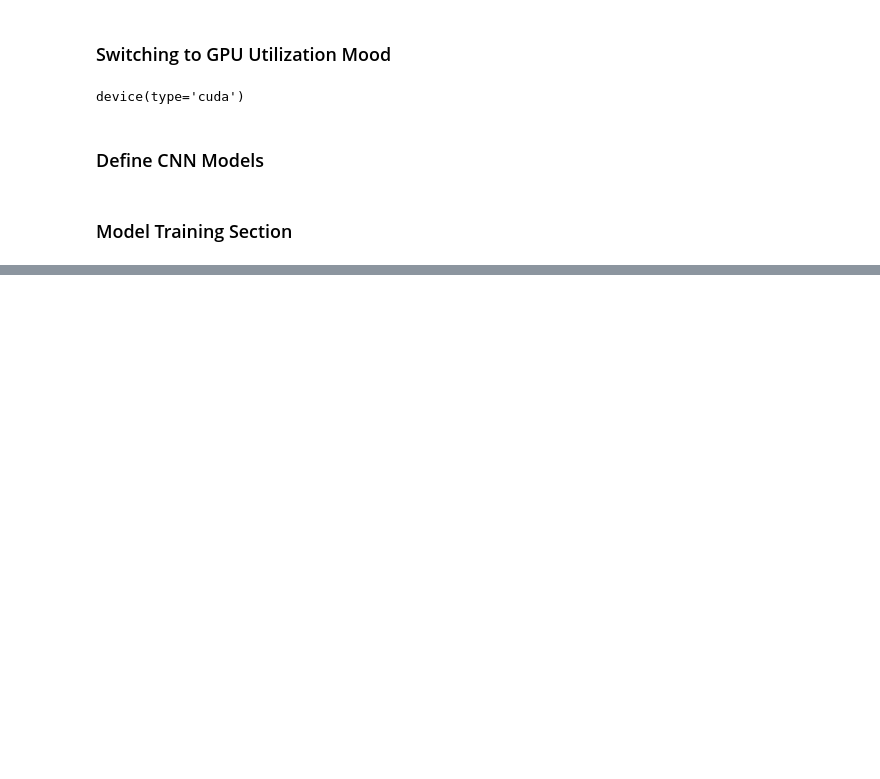
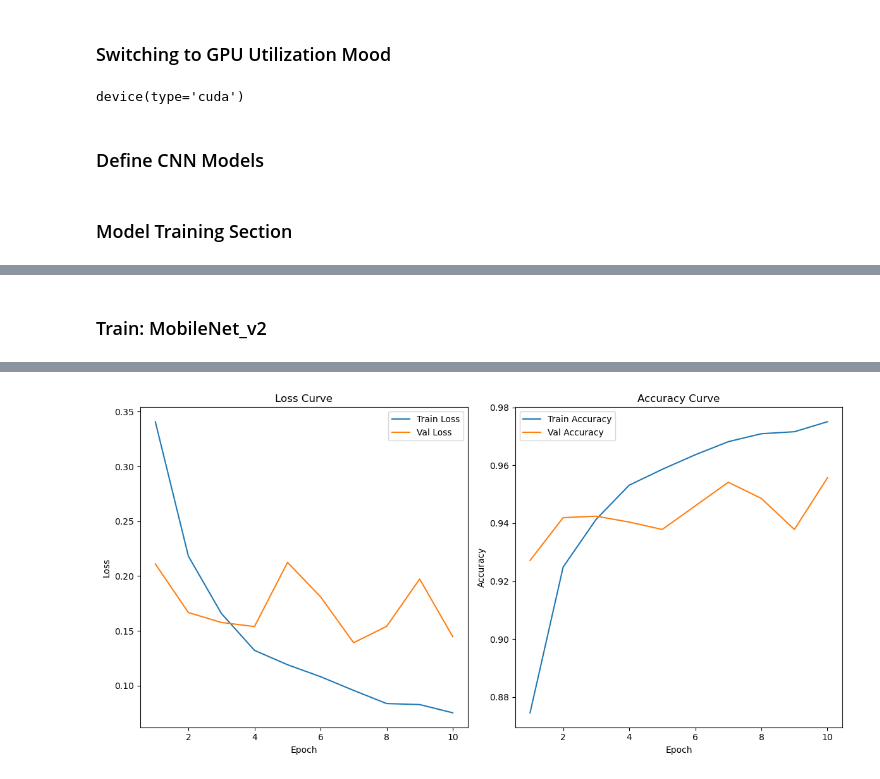
Before and after one commit to ihsanulcode/WasteSortingCV, a Jupyter notebook: Notebook.ipynb, the cells around one changed output, grey strips where cells are left out. Cells and saved outputs as stored; diff of their text form; code cells hidden in the pictures; blank space fills up the shorter version.

```diff
--- a/Notebook.ipynb
+++ b/Notebook.ipynb
@@ -345,0 +495,26 @@ plt.show()
+# %% [markdown]
+### Train: MobileNet_v2
+# %%
+data_dir = 'Dataset/'
+batch_size = 32
+dataloaders = create_train_val_test_dataloaders(data_dir, batch_size)
+model = load_mobilenet_v2(num_classes=3).to(device)
+criterion = nn.CrossEntropyLoss()
+optimizer = optim.Adam(model.parameters(), lr=0.001)
+
+# Create an instance of ModelTrainer
+trainer = ModelTrainer(
+    model=model,
+    dataloaders=dataloaders,
+    criterion=criterion,
+    optimizer=optimizer,
+    num_epochs=10,
+    save_dir='Checkpoints/mobilenet_v2'
+)
+
+# Train the model
+trainer.train()
+
+# Plot learning curves
+trainer.plot_learning_curves('learning_curves_mobilenet_v2')
+# %% [output]
@@ -345,0 +532 @@ plt.show()
+[figure, added]
```
Also changed, not shown: parts of 27 cells of this notebook, 10 other files.
